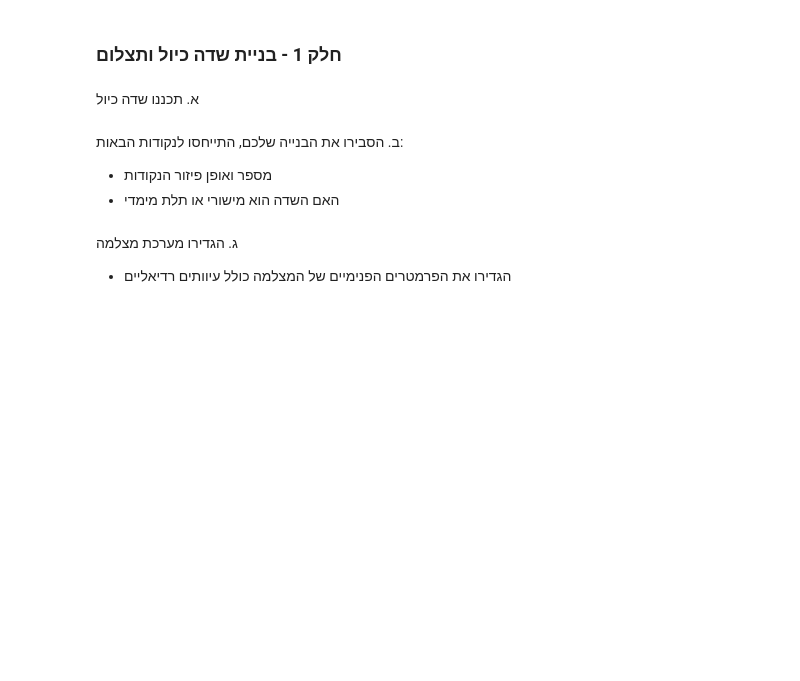
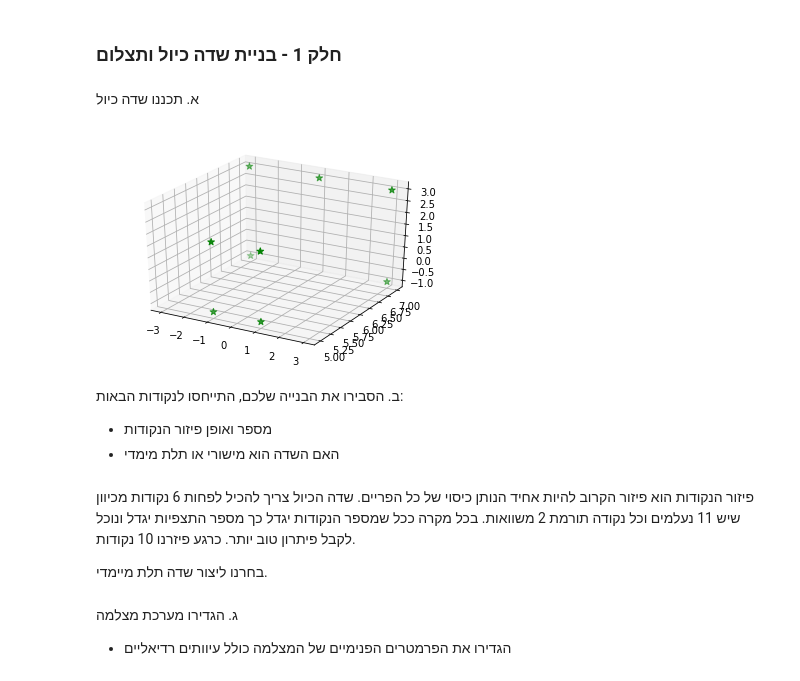
Before and after one commit to orenltr/Photo2, a Jupyter notebook: Lab4 - Camera Calibration.ipynb, the cells around one changed output. Drawn from its saved outputs; the diff is of its cells as text; code cells hidden in the pictures; blank space fills up the shorter version.

```diff
--- a/Lab4 - Camera Calibration.ipynb
+++ b/Lab4 - Camera Calibration.ipynb
@@ -11,7 +18,35 @@
+# %%
+# Clibration field
+calibration_field = np.array([[-1, 5, -1],
+                              [-1, 5, 2],
+                              [1, 5, 2],
+                              [1, 5, -1],
+                              [3, 7, -1],
+                              [3, 7, 3],
+                              [0, 7, 3],
+                              [-3, 7, 3],
+                              [-3, 7, -1]])
+
+
+
+# draw
+fig = plt.figure()
+ax = fig.add_subplot(111, projection='3d')
+ax.scatter(calibration_field[:, 0], calibration_field[:, 1], calibration_field[:, 2], c='g', s=50, marker='*')
+
+plt.show()
+# %% [output]
+[figure, added]
 # %% [markdown]
 ב. הסבירו את הבנייה שלכם, התייחסו לנקודות הבאות:
   - מספר ואופן פיזור הנקודות
   - האם השדה הוא מישורי או תלת מימדי
+# %% [markdown]
+פיזור הנקודות הוא פיזור הקרוב להיות אחיד הנותן כיסוי של כל הפריים.
+שדה הכיול צריך להכיל לפחות 6 נקודות מכיוון שיש 11 נעלמים וכל נקודה תורמת 2 משוואות.
+בכל מקרה ככל שמספר הנקודות יגדל כך מספר התצפיות יגדל ונוכל לקבל פיתרון טוב יותר. כרגע פיזרנו 10 נקודות.
+
+בחרנו ליצור שדה תלת מיימדי.
 # %% [markdown]
 ג. הגדירו מערכת מצלמה
   - הגדירו את הפרמטרים הפנימיים של המצלמה כולל עיוותים רדיאליים
```
Also changed, not shown: parts of 6 cells of this notebook, 3 other files.
